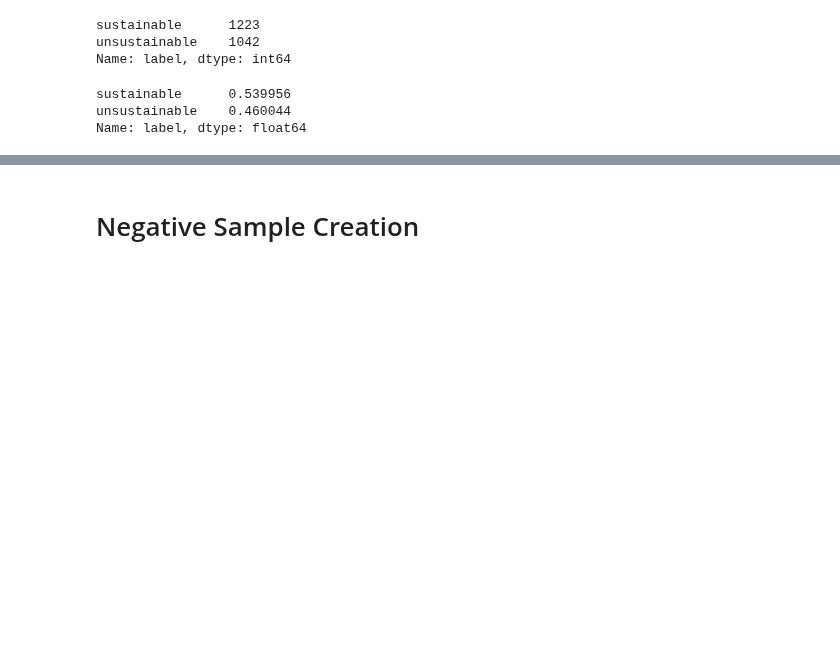
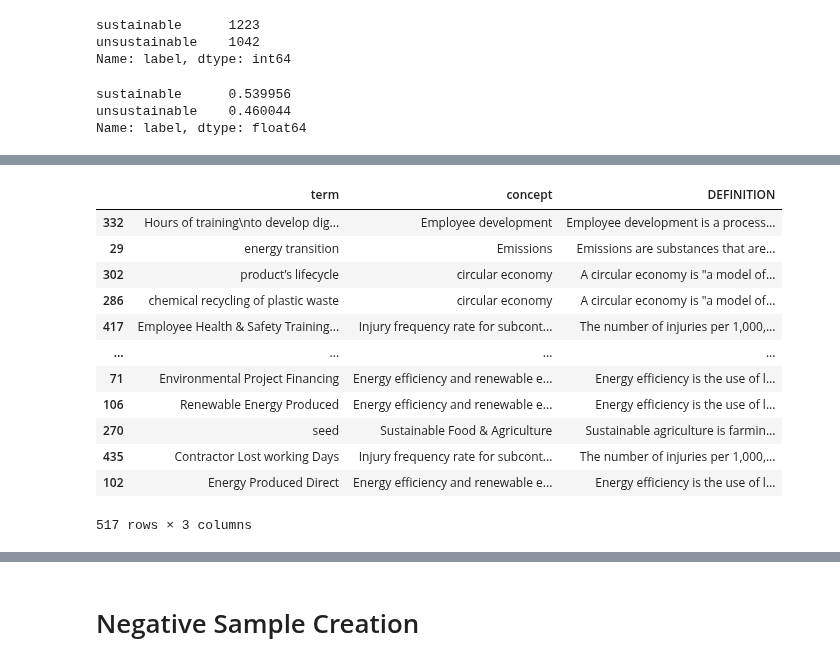
Before and after one commit to sohomghosh/Finsim4_ESG, a Jupyter notebook: FinSim4_ESG_model_make.ipynb, the cells around one changed output, grey strips where cells are left out. Cells and saved outputs as stored; diff of their text form; code cells hidden in the pictures; blank space fills up the shorter version.

```diff
--- a/FinSim4_ESG_model_make.ipynb
+++ b/FinSim4_ESG_model_make.ipynb
@@ -151,0 +232,16 @@ model = SentenceTransformer("Rodion/sbert_uno_sustainable_development_goals")
+# %%
+train_df
+# %% [output]
+|  | term | concept | DEFINITION |
+| 332 | Hours of training\nto develop dig... | Employee development | Employee development is a process... |
+| 29 | energy transition | Emissions | Emissions are substances that are... |
+| 302 | product’s lifecycle | circular economy | A circular economy is "a model of... |
+| 286 | chemical recycling of plastic waste | circular economy | A circular economy is "a model of... |
+| 417 | Employee Health & Safety Training... | Injury frequency rate for subcont... | The number of injuries per 1,000,... |
+| ... | ... | ... | ... |
+| 71 | Environmental Project Financing | Energy efficiency and renewable e... | Energy efficiency is the use of l... |
+| 106 | Renewable Energy Produced | Energy efficiency and renewable e... | Energy efficiency is the use of l... |
+| 270 | seed | Sustainable Food & Agriculture | Sustainable agriculture is farmin... |
+| 435 | Contractor Lost working Days | Injury frequency rate for subcont... | The number of injuries per 1,000,... |
+| 102 | Energy Produced Direct | Energy efficiency and renewable e... | Energy efficiency is the use of l... |
+517 rows × 3 columns
```
Also changed, not shown: parts of 30 cells of this notebook.
